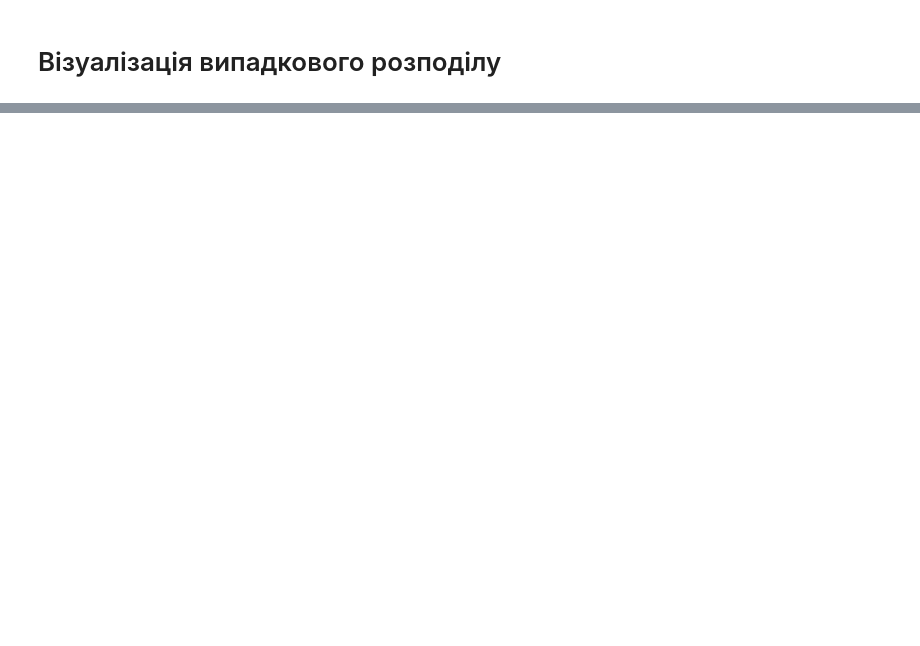
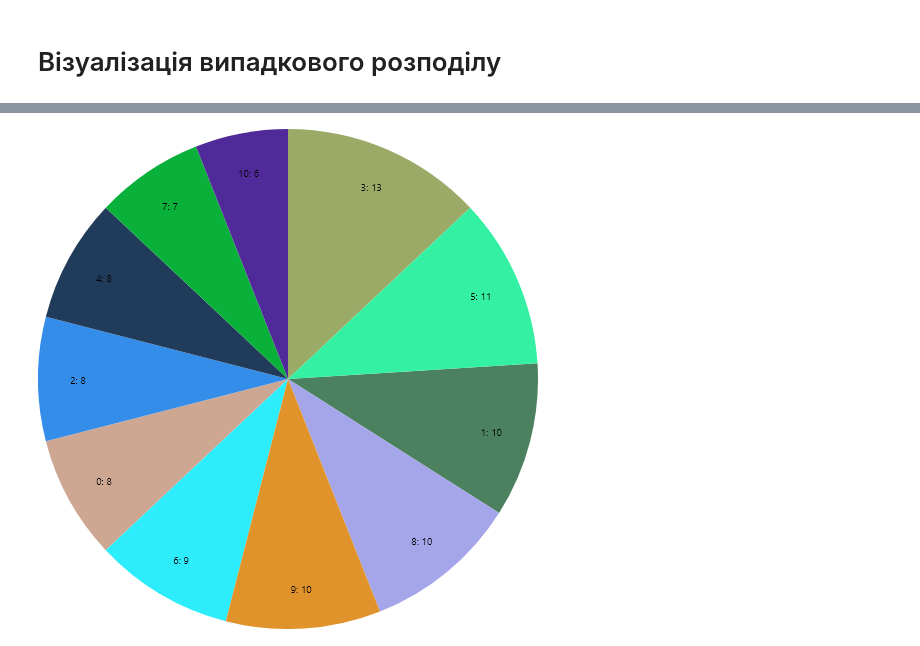
Before and after one commit to SerhiiMiroshnychenko/ScientificCalculations, a Jupyter notebook: Deno/RandomPlot.ipynb, the cells around one changed output, grey strips where cells are left out. Cells and saved outputs as stored; diff of their text form; code cells hidden in the pictures; blank space fills up the shorter version.

```diff
--- a/Deno/RandomPlot.ipynb
+++ b/Deno/RandomPlot.ipynb
@@ -20,3 +22,19 @@ await display(Plot.plot({
     width: 800, height: 400, document,}));
 # %% [output]
 [interactive output not drawn]
+# %%
+const width = 500;
+const height = 500;
+const radius = Math.min(width, height) / 2;
+const pie = d3.pie().value(d => d.count);
+const arc = d3.arc().innerRadius(0).outerRadius(radius);
+const labelArc = d3.arc().innerRadius(radius - 40).outerRadius(radius - 40);
+const canvas = createCanvas(width, height);
+const ctx = canvas.getContext("2d");
+ctx.translate(width / 2, height / 2);
+pie(distributionData).forEach((d, i) => {ctx.beginPath(); arc.context(ctx)(d); ctx.fillStyle = colorMap[parseInt(d.data.value)];
+    ctx.fill(); ctx.fillStyle = "#000"; ctx.textAlign = "center"; ctx.textBaseline = "middle";
+    const centroid = labelArc.centroid(d); ctx.fillText(`${d.data.value}: ${d.data.count}`, centroid[0], centroid[1]);});
+await display(canvas);
+# %% [output]
+[figure, added]
```
Also changed, not shown: parts of 1 cell of this notebook.
